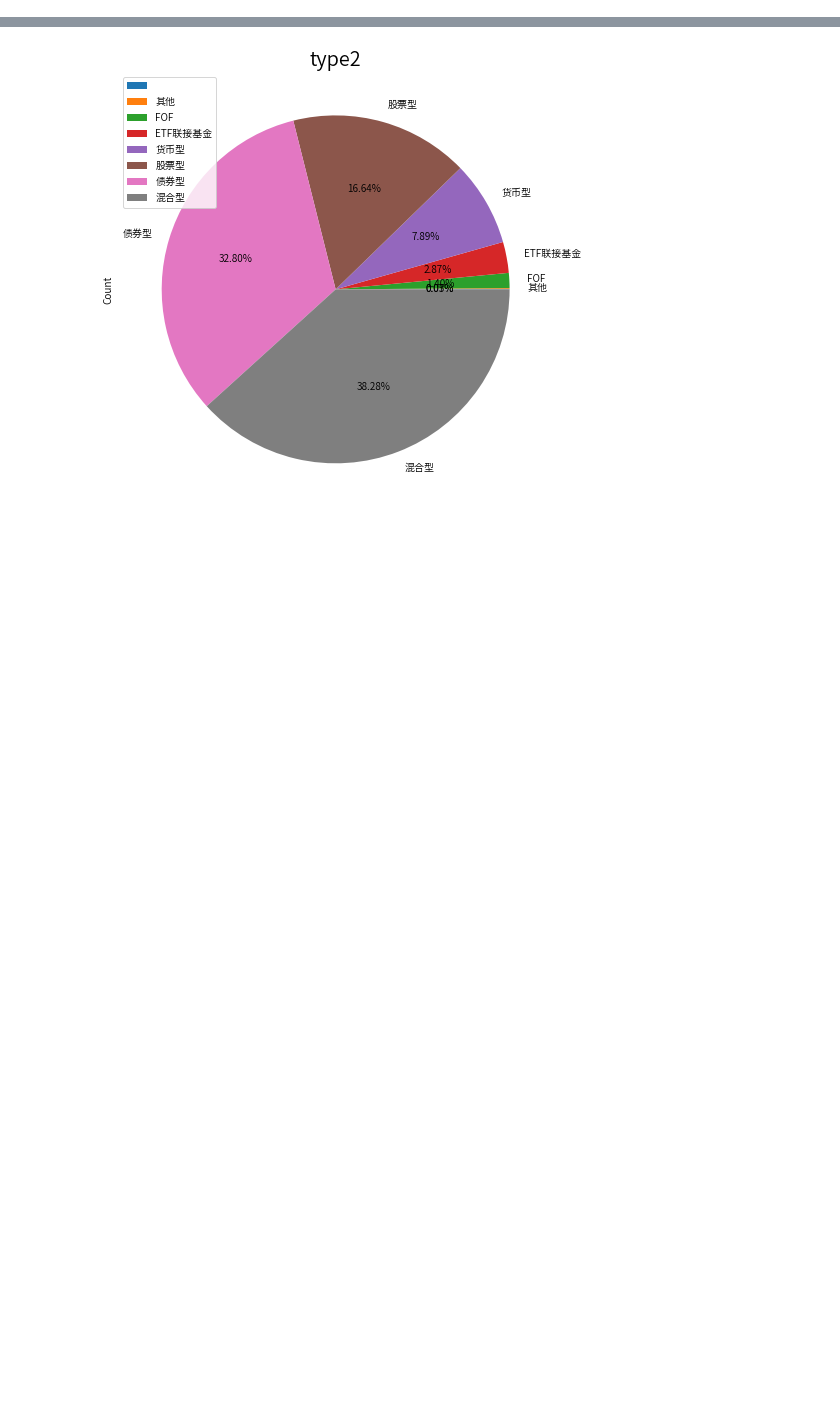
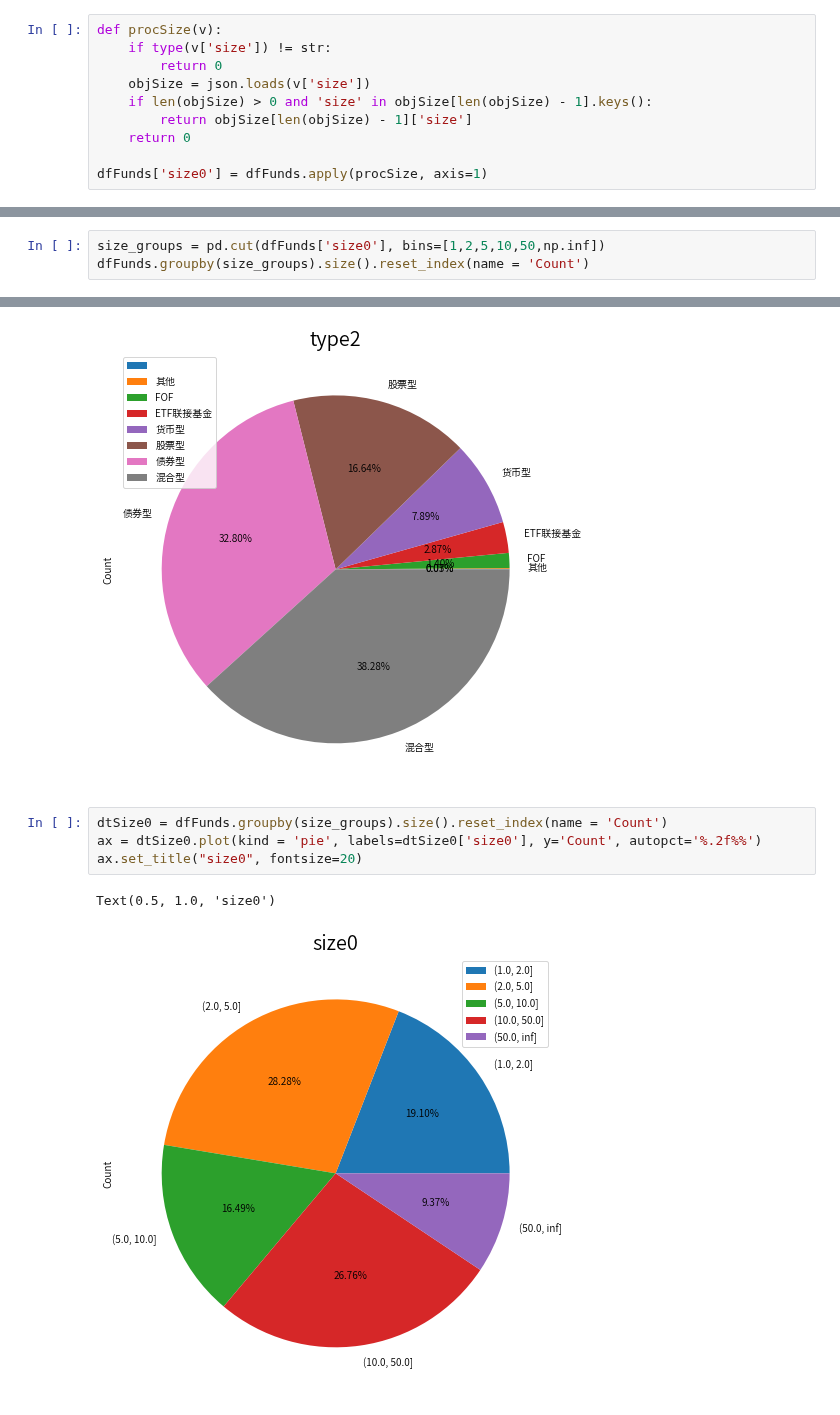
Before and after one commit to zhs007/jupyternotebook.demo, a Jupyter notebook: home/cnfunds/cnfund001.ipynb, the cells around one changed output, grey strips where cells are left out. Saved outputs shown, nothing was run; the diff lists cells and outputs as text; blank space fills up the shorter version.

```diff
--- a/home/cnfunds/cnfund001.ipynb
+++ b/home/cnfunds/cnfund001.ipynb
@@ -65,3 +79,13 @@ dfFunds[:5]
 | 2 | 4 | 中海可转债债券C | 开放式; 债券型 ; 低风险 | 2013-03-20 | [{"size":0.5437,"time":1601716489}] | 中海基金管理有限公司 | [{"name":"周其源","startTime":136373... | 1818 | 1 | 1 | 债券型 |
 | 3 | 5 | 嘉实增强信用定期债券 | 开放式; 债券型 ; 低风险 | 2013-03-08 | [{"size":0.5634,"time":1601716568}] | 嘉实基金管理有限公司 | [{"name":"刘宁","startTime":1362700... | 1849 | 1 | 1 | 债券型 |
 | 4 | 6 | 西部利得量化成长混合 | 开放式; 混合型 ; 高风险 | 2019-03-19 | [{"size":2.5372,"time":1601716483}] | 西部利得基金管理有限公司 | [{"name":"盛丰衍","startTime":155295... | 377 | 1 | 0 | 混合型 |
+# %%
+def procSize(v):
+    if type(v['size']) != str:
+        return 0
+    objSize = json.loads(v['size'])
+    if len(objSize) > 0 and 'size' in objSize[len(objSize) - 1].keys():
+        return objSize[len(objSize) - 1]['size']
+    return 0
+
+dfFunds['size0'] = dfFunds.apply(procSize, axis=1)
@@ -67,0 +104,3 @@ dfFunds[:5]
+# %%
+size_groups = pd.cut(dfFunds['size0'], bins=[1,2,5,10,50,np.inf])
+dfFunds.groupby(size_groups).size().reset_index(name = 'Count')
@@ -152,3 +199,10 @@ ax.set_title("type2", fontsize=20)
 # %% [output]
 Text(0.5, 1.0, 'type2')
 [figure]
+# %%
+dtSize0 = dfFunds.groupby(size_groups).size().reset_index(name = 'Count')
+ax = dtSize0.plot(kind = 'pie', labels=dtSize0['size0'], y='Count', autopct='%.2f%%')
+ax.set_title("size0", fontsize=20)
+# %% [output]
+Text(0.5, 1.0, 'size0')
+[figure, added]
```
Also changed, not shown: parts of 6 cells of this notebook.
